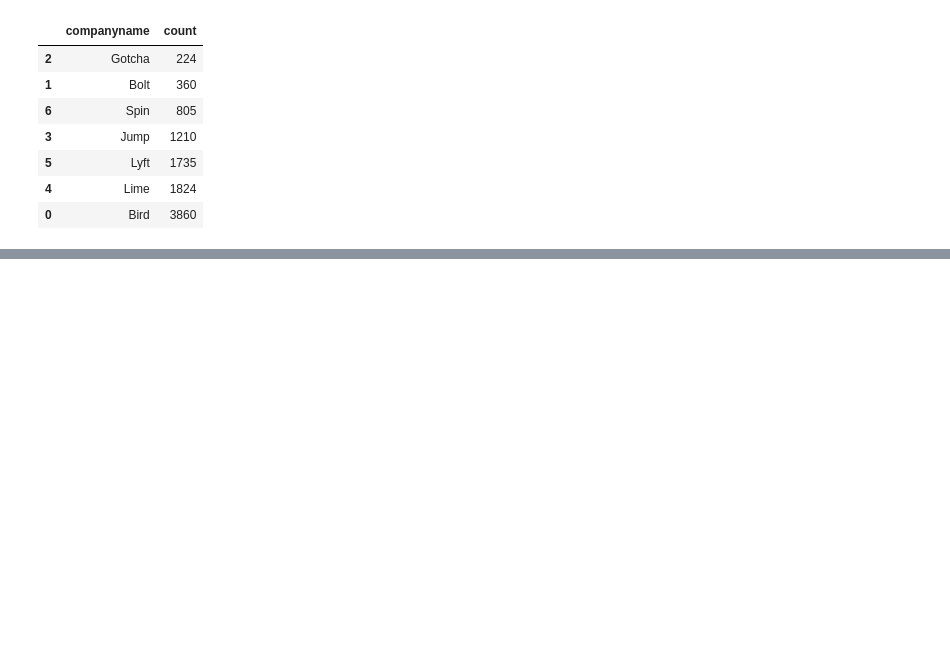
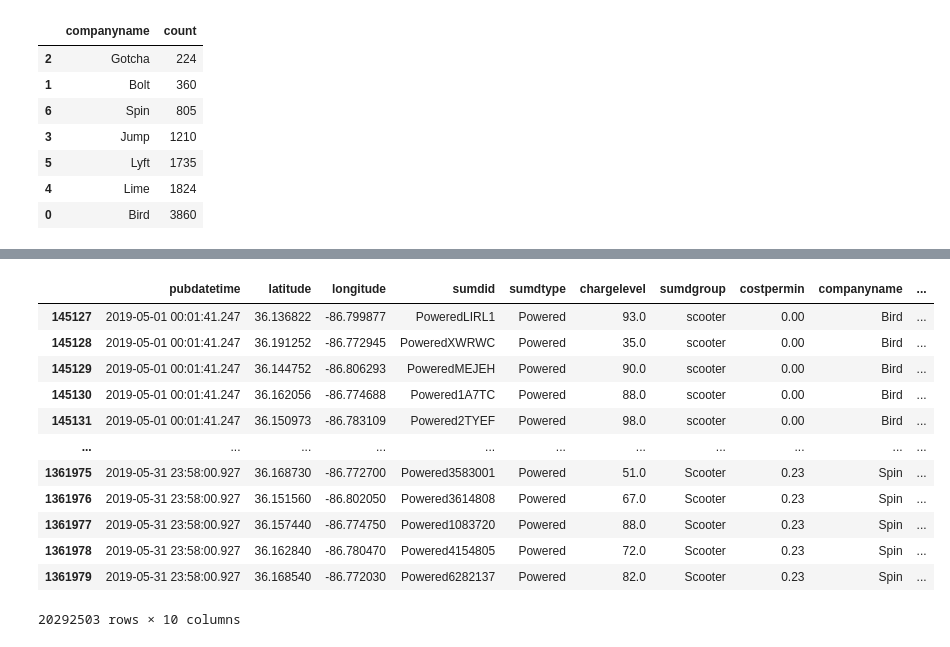
Before and after one commit to NSS-Data-Analytics-Cohort-11/scooters-hot_honey, a Jupyter notebook: notebook/Scooters.ipynb, the cells around one changed output, grey strips where cells are left out. Drawn from its saved outputs; the diff is of its cells as text; code cells hidden in the pictures; blank space fills up the shorter version.

```diff
--- a/notebook/Scooters.ipynb
+++ b/notebook/Scooters.ipynb
@@ -516,0 +505,2 @@ Name: count, dtype: int64
+# %%
+scootersdf['Month'] = scootersdf['pubdatetime'].dt.month
@@ -516,0 +522,18 @@ Name: count, dtype: int64
+# %%
+scooters_may = scootersdf[scootersdf['Month'] == 5]
+# %%
+scooters_may
+# %% [output]
+|  | pubdatetime | latitude | longitude | sumdid | sumdtype | chargelevel | sumdgroup | costpermin | companyname | ... |
+| 145127 | 2019-05-01 00:01:41.247 | 36.136822 | -86.799877 | PoweredLIRL1 | Powered | 93.0 | scooter | 0.00 | Bird | ... |
+| 145128 | 2019-05-01 00:01:41.247 | 36.191252 | -86.772945 | PoweredXWRWC | Powered | 35.0 | scooter | 0.00 | Bird | ... |
+| 145129 | 2019-05-01 00:01:41.247 | 36.144752 | -86.806293 | PoweredMEJEH | Powered | 90.0 | scooter | 0.00 | Bird | ... |
+| 145130 | 2019-05-01 00:01:41.247 | 36.162056 | -86.774688 | Powered1A7TC | Powered | 88.0 | scooter | 0.00 | Bird | ... |
+| 145131 | 2019-05-01 00:01:41.247 | 36.150973 | -86.783109 | Powered2TYEF | Powered | 98.0 | scooter | 0.00 | Bird | ... |
+| ... | ... | ... | ... | ... | ... | ... | ... | ... | ... | ... |
+| 1361975 | 2019-05-31 23:58:00.927 | 36.168730 | -86.772700 | Powered3583001 | Powered | 51.0 | Scooter | 0.23 | Spin | ... |
+| 1361976 | 2019-05-31 23:58:00.927 | 36.151560 | -86.802050 | Powered3614808 | Powered | 67.0 | Scooter | 0.23 | Spin | ... |
+| 1361977 | 2019-05-31 23:58:00.927 | 36.157440 | -86.774750 | Powered1083720 | Powered | 88.0 | Scooter | 0.23 | Spin | ... |
+| 1361978 | 2019-05-31 23:58:00.927 | 36.162840 | -86.780470 | Powered4154805 | Powered | 72.0 | Scooter | 0.23 | Spin | ... |
+| 1361979 | 2019-05-31 23:58:00.927 | 36.168540 | -86.772030 | Powered6282137 | Powered | 82.0 | Scooter | 0.23 | Spin | ... |
+20292503 rows × 10 columns
```
Also changed, not shown: parts of 37 cells of this notebook.
